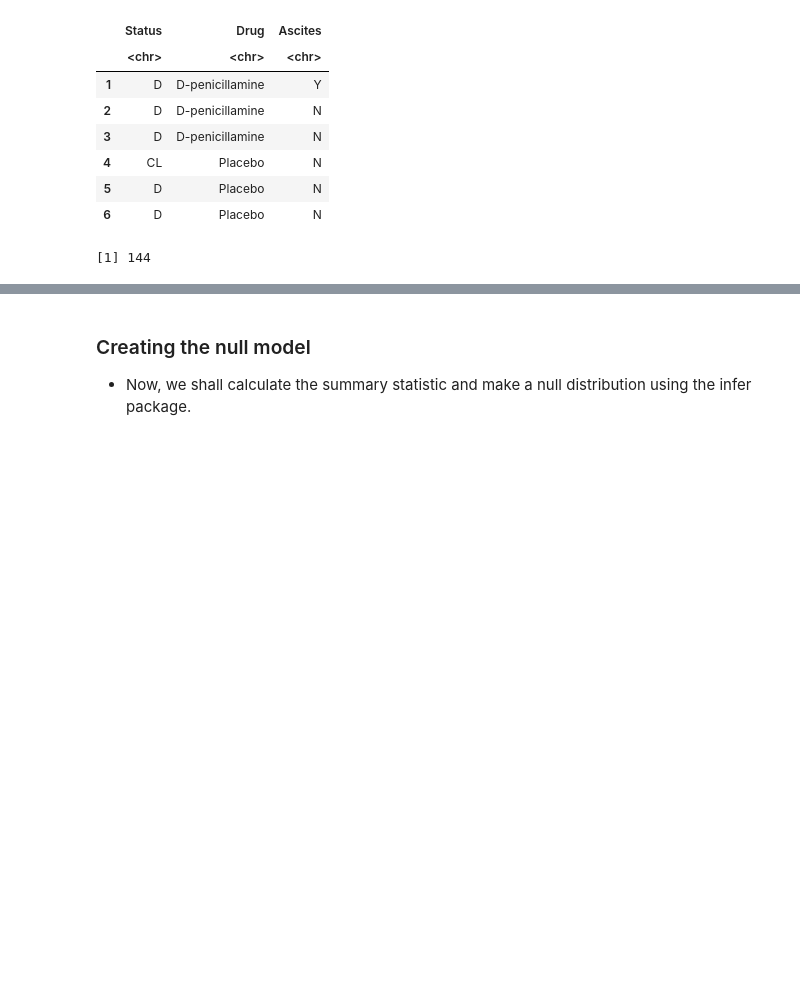
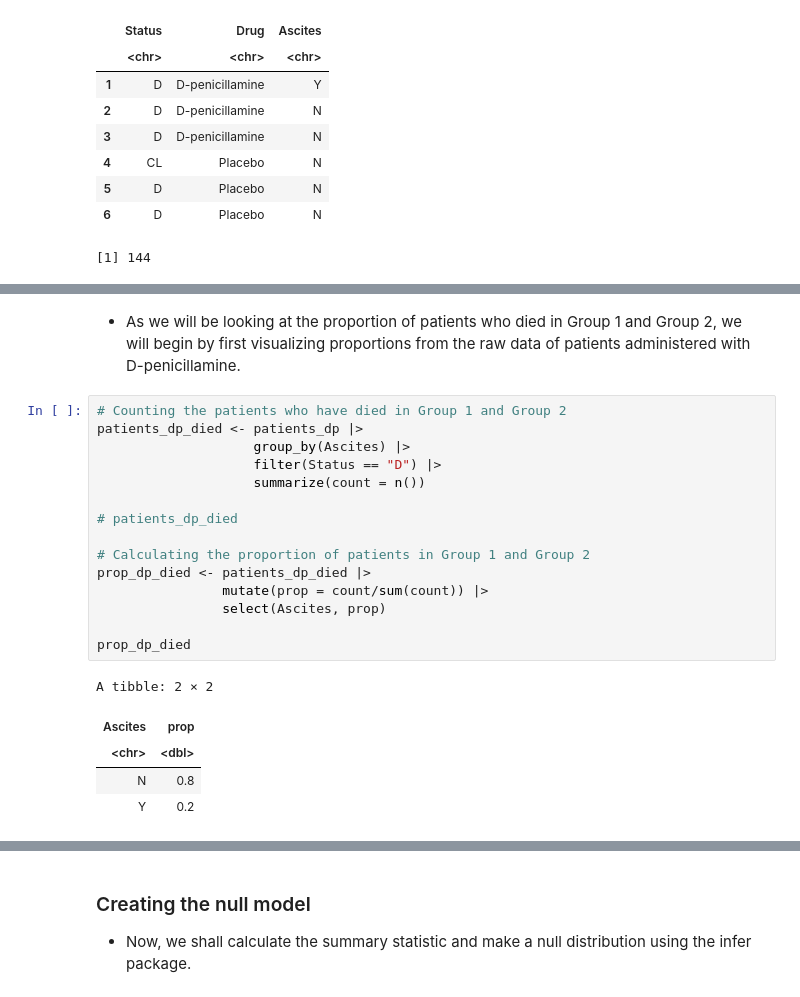
Before and after one commit to Rithika-Nair/STAT-201-Final_Project, a Jupyter notebook: Project-Final-Report.ipynb, the cells around one changed output, grey strips where cells are left out. Drawn from its saved outputs; the diff is of its cells as text; blank space fills up the shorter version.

```diff
--- a/Project-Final-Report.ipynb
+++ b/Project-Final-Report.ipynb
@@ -136,0 +148,23 @@ A tibble: 2 × 2
+# %% [markdown]
+* As we will be looking at the proportion of patients who died in Group 1 and Group 2, we will begin by first visualizing proportions from the raw data of patients administered with D-penicillamine.
+# %%
+# Counting the patients who have died in Group 1 and Group 2
+patients_dp_died <- patients_dp |>
+                    group_by(Ascites) |>
+                    filter(Status == "D") |>
+                    summarize(count = n())
+
+# patients_dp_died
+
+# Calculating the proportion of patients in Group 1 and Group 2
+prop_dp_died <- patients_dp_died |>
+                mutate(prop = count/sum(count)) |>
+                select(Ascites, prop)
+
+prop_dp_died
+# %% [output]
+A tibble: 2 × 2
+| Ascites | prop |
+| <chr> | <dbl> |
+| N | 0.8 |
+| Y | 0.2 |
```
Also changed, not shown: parts of 19 cells of this notebook.
